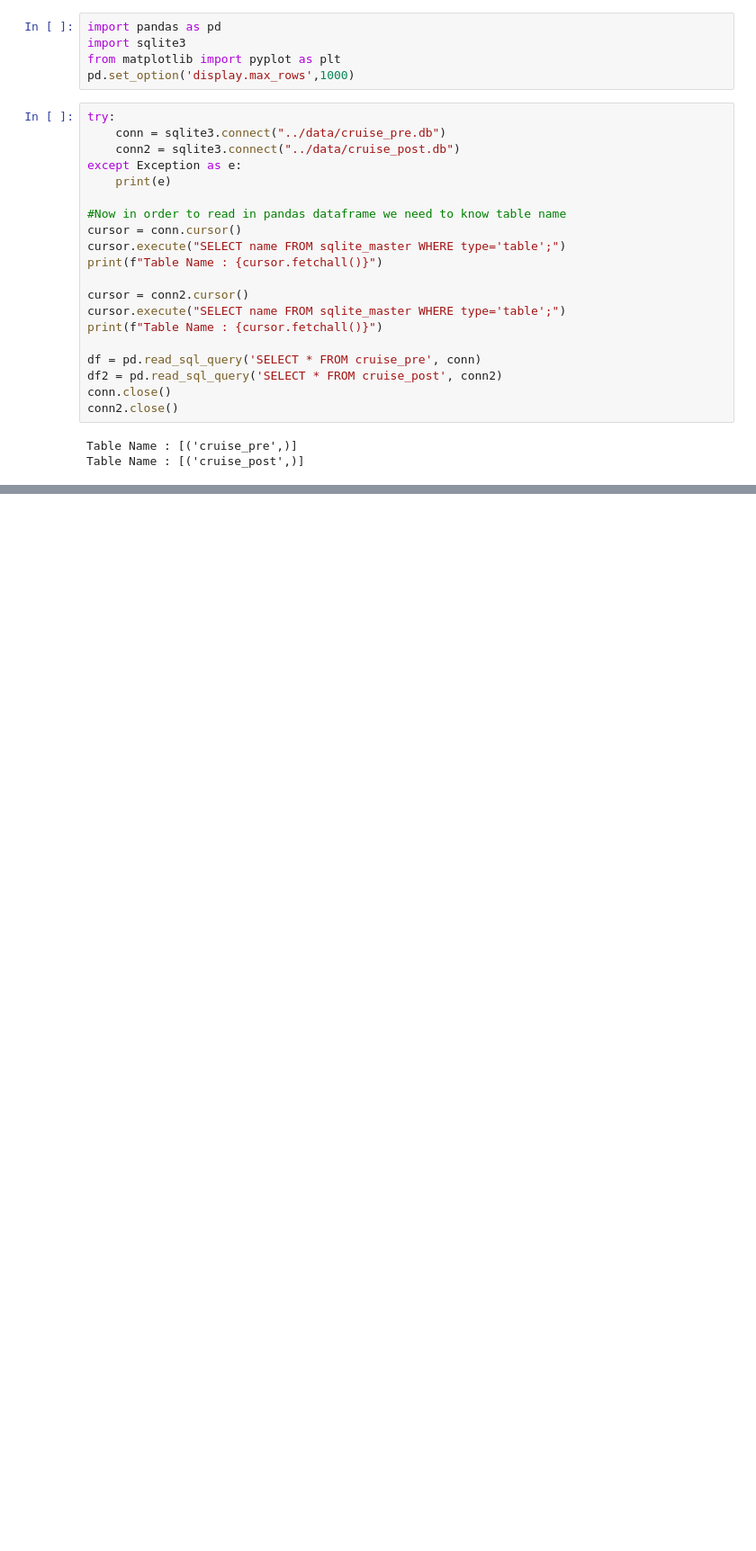
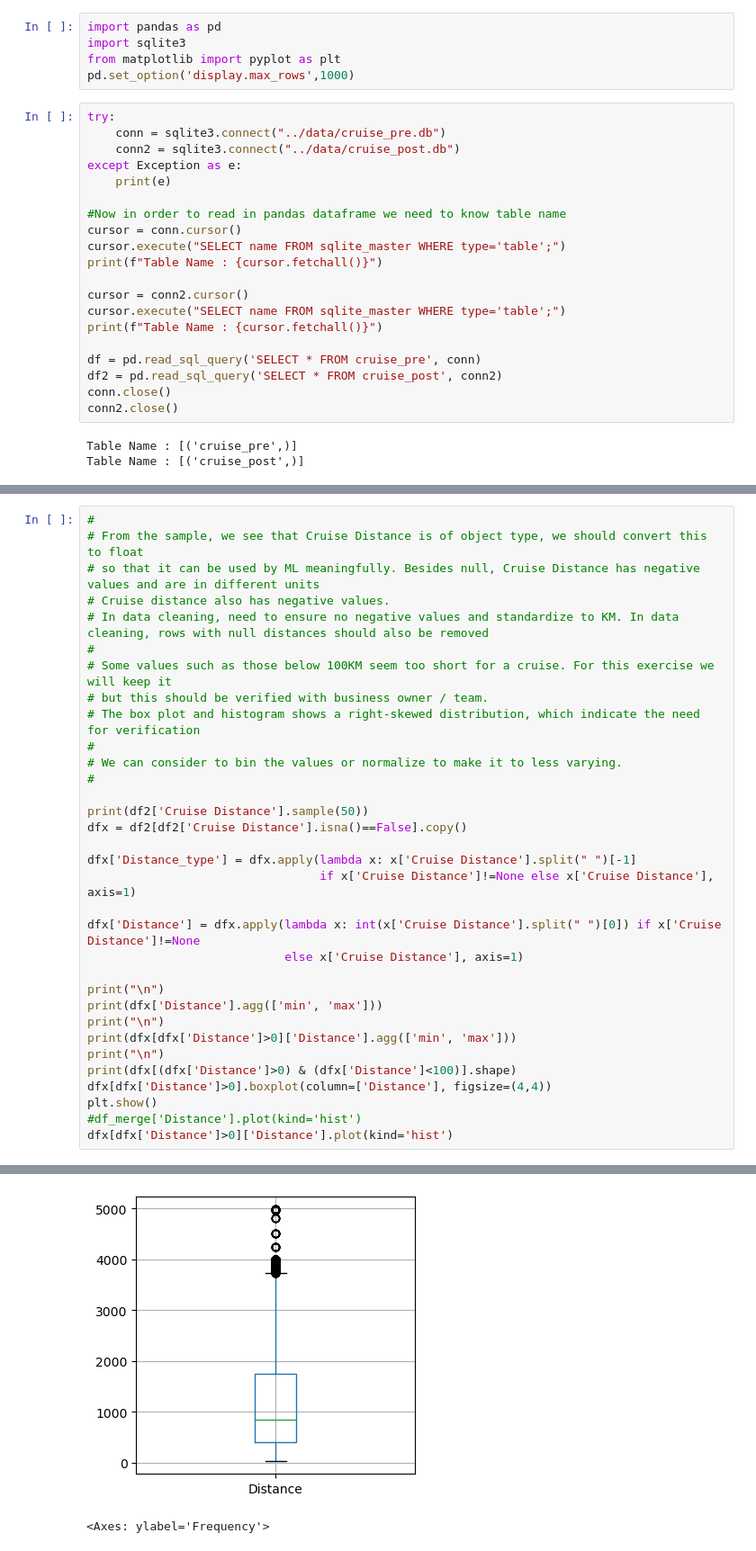
Before and after one commit to beez2022/aiap15-Seah-Bee-Kheng-881D, a Jupyter notebook: eda.ipynb, the cells around one changed output, grey strips where cells are left out. Shown: that part at 90% size. Saved outputs shown, nothing was run; the diff lists cells and outputs as text; blank space fills up the shorter version.

```diff
--- a/eda.ipynb
+++ b/eda.ipynb
@@ -702,0 +275,34 @@ Index(['Online Check-in', 'Cabin Comfort', 'Cabin service', 'Baggage handling',
+# %%
+#
+# From the sample, we see that Cruise Distance is of object type, we should convert this to float
+# so that it can be used by ML meaningfully. Besides null, Cruise Distance has negative values and are in different units
+# Cruise distance also has negative values.
+# In data cleaning, need to ensure no negative values and standardize to KM. In data cleaning, rows with null distances should also be removed
+#
+# Some values such as those below 100KM seem too short for a cruise. For this exercise we will keep it
+# but this should be verified with business owner / team.
+# The box plot and histogram shows a right-skewed distribution, which indicate the need for verification
+#
+# We can consider to bin the values or normalize to make it to less varying.
+#
+
+print(df2['Cruise Distance'].sample(50))
+dfx = df2[df2['Cruise Distance'].isna()==False].copy()
+
+dfx['Distance_type'] = dfx.apply(lambda x: x['Cruise Distance'].split(" ")[-1]
+                                 if x['Cruise Distance']!=None else x['Cruise Distance'], axis=1)
+
+dfx['Distance'] = dfx.apply(lambda x: int(x['Cruise Distance'].split(" ")[0]) if x['Cruise Distance']!=None
+                            else x['Cruise Distance'], axis=1)
+
+print("\n")
+print(dfx['Distance'].agg(['min', 'max']))
+print("\n")
+print(dfx[dfx['Distance']>0]['Distance'].agg(['min', 'max']))
+print("\n")
+print(dfx[(dfx['Distance']>0) & (dfx['Distance']<100)].shape)
+dfx[dfx['Distance']>0].boxplot(column=['Distance'], figsize=(4,4))
+plt.show()
+#df_merge['Distance'].plot(kind='hist')
+dfx[dfx['Distance']>0]['Distance'].plot(kind='hist')
+# %% [output]
@@ -702,0 +326,2 @@ Index(['Online Check-in', 'Cabin Comfort', 'Cabin service', 'Baggage handling',
+[figure, added]
+<Axes: ylabel='Frequency'>
```
Also changed, not shown: parts of 67 cells of this notebook, 5 other files.
